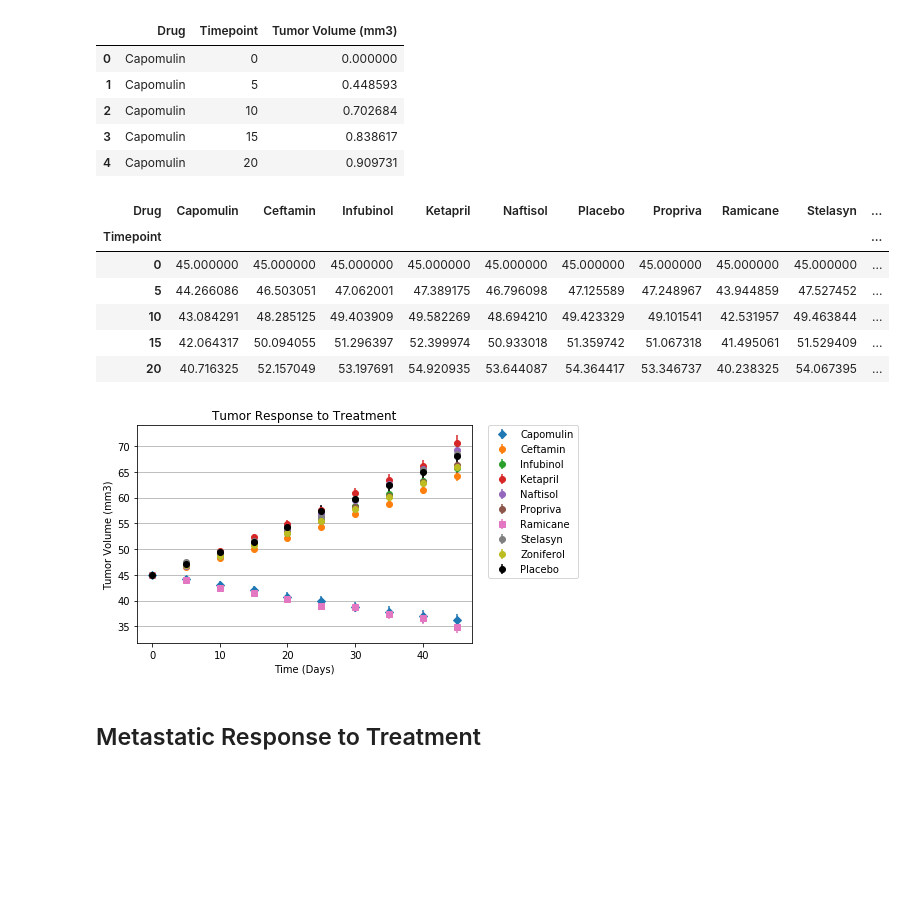
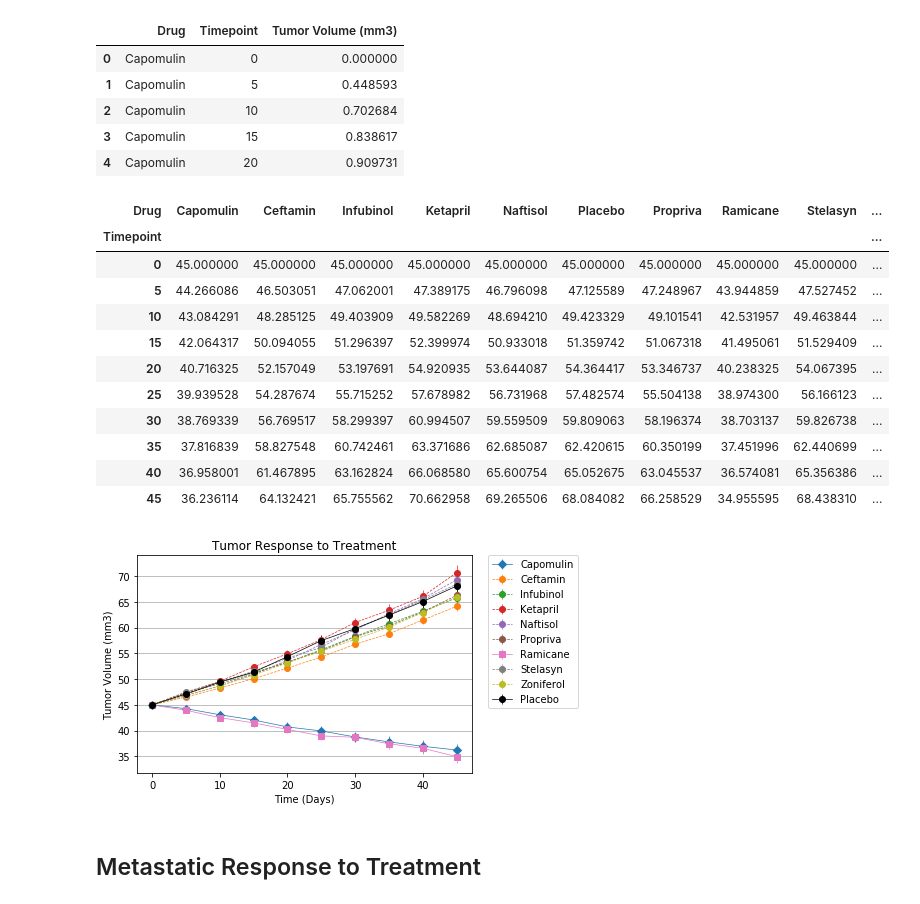
Before and after one commit to catherinegomes/matplotlib-challenge, a Jupyter notebook: Pymaceuticals/pymaceuticals_starter.ipynb, the cells around one changed output. Cells and saved outputs as stored; diff of their text form; code cells hidden in the pictures; blank space fills up the shorter version.

```diff
--- a/Pymaceuticals/pymaceuticals_starter.ipynb
+++ b/Pymaceuticals/pymaceuticals_starter.ipynb
@@ -86,7 +88,7 @@ tum_se_df.head()
 by_drug = pd.pivot_table(df, values='Tumor Volume (mm3)',columns=['Drug'],index=['Timepoint'], aggfunc='mean')
 
 # Preview that Reformatting worked
-by_drug.head()
+by_drug
 # %% [output]
 | Drug | Capomulin | Ceftamin | Infubinol | Ketapril | Naftisol | Placebo | Propriva | Ramicane | Stelasyn | ... |
 | Timepoint |  |  |  |  |  |  |  |  |  | ... |
@@ -95,31 +97,36 @@ by_drug.head()
 | 10 | 43.084291 | 48.285125 | 49.403909 | 49.582269 | 48.694210 | 49.423329 | 49.101541 | 42.531957 | 49.463844 | ... |
 | 15 | 42.064317 | 50.094055 | 51.296397 | 52.399974 | 50.933018 | 51.359742 | 51.067318 | 41.495061 | 51.529409 | ... |
 | 20 | 40.716325 | 52.157049 | 53.197691 | 54.920935 | 53.644087 | 54.364417 | 53.346737 | 40.238325 | 54.067395 | ... |
+| 25 | 39.939528 | 54.287674 | 55.715252 | 57.678982 | 56.731968 | 57.482574 | 55.504138 | 38.974300 | 56.166123 | ... |
+| 30 | 38.769339 | 56.769517 | 58.299397 | 60.994507 | 59.559509 | 59.809063 | 58.196374 | 38.703137 | 59.826738 | ... |
+| 35 | 37.816839 | 58.827548 | 60.742461 | 63.371686 | 62.685087 | 62.420615 | 60.350199 | 37.451996 | 62.440699 | ... |
+| 40 | 36.958001 | 61.467895 | 63.162824 | 66.068580 | 65.600754 | 65.052675 | 63.045537 | 36.574081 | 65.356386 | ... |
+| 45 | 36.236114 | 64.132421 | 65.755562 | 70.662958 | 69.265506 | 68.084082 | 66.258529 | 34.955595 | 68.438310 | ... |
 # %%
 # Generate the Plot (with Error Bars)
 x = by_drug.index
 
-plt.errorbar(x, y='Capomulin', data = by_drug, yerr = cap_se, fmt = 'D', label = 'Capomulin')
-plt.errorbar(x, y='Ceftamin', data = by_drug, yerr = cef_se, fmt = 'o', label = 'Ceftamin')
-plt.errorbar(x, y='Infubinol', data = by_drug, yerr = inf_se, fmt = 'o', label = 'Infubinol')
-plt.errorbar(x, y='Ketapril', data = by_drug, yerr = ket_se, fmt = 'o', label = 'Ketapril')
-plt.errorbar(x, y='Naftisol', data = by_drug, yerr = naf_se, fmt = 'o', label = 'Naftisol')
-plt.errorbar(x, y='Propriva', data = by_drug, yerr = pro_se, fmt = 'o', label = 'Propriva')
-plt.errorbar(x, y='Ramicane', data = by_drug, yerr = ram_se, fmt = 's', label = 'Ramicane')
-plt.errorbar(x, y='Stelasyn', data = by_drug, yerr = ste_se, fmt = 'o', label = 'Stelasyn')
-plt.errorbar(x, y='Zoniferol', data = by_drug, yerr = zon_se, fmt = 'o', label = 'Zoniferol')
-plt.errorbar(x, y='Placebo', data = by_drug, yerr = pla_se, fmt = 'o', label = 'Placebo', color = '000000')
+plt.errorbar(x, y='Capomulin', data = by_drug, yerr = cap_se, fmt = 'D', label = 'Capomulin', ls = '-', lw = .7)
+plt.errorbar(x, y='Ceftamin', data = by_drug, yerr = cef_se, fmt = 'o', label = 'Ceftamin', ls = '--', lw = .7)
+plt.errorbar(x, y='Infubinol', data = by_drug, yerr = inf_se, fmt = 'o', label = 'Infubinol', ls = '--', lw = .7)
+plt.errorbar(x, y='Ketapril', data = by_drug, yerr = ket_se, fmt = 'o', label = 'Ketapril', ls = '--', lw = .7)
+plt.errorbar(x, y='Naftisol', data = by_drug, yerr = naf_se, fmt = 'o', label = 'Naftisol', ls = '--', lw = .7)
+plt.errorbar(x, y='Propriva', data = by_drug, yerr = pro_se, fmt = 'o', label = 'Propriva', ls = '--', lw = .7)
+plt.errorbar(x, y='Ramicane', data = by_drug, yerr = ram_se, fmt = 's', label = 'Ramicane', ls = '-', lw = .7)
+plt.errorbar(x, y='Stelasyn', data = by_drug, yerr = ste_se, fmt = 'o', label = 'Stelasyn', ls = '--', lw = .7)
+plt.errorbar(x, y='Zoniferol', data = by_drug, yerr = zon_se, fmt = 'o', label = 'Zoniferol', ls = '--', lw = .7)
+plt.errorbar(x, y='Placebo', data = by_drug, yerr = pla_se, fmt = 'o', label = 'Placebo', ls = '-', lw = .7, color = '000000')
 
 plt.title('Tumor Response to Treatment')
 plt.xlabel('Time (Days)')
 plt.ylabel('Tumor Volume (mm3)')
 plt.grid(axis = 'y')
 plt.legend(bbox_to_anchor=(1.05, 1), loc='upper left', borderaxespad = 0.)
 
 # Save the Figure & Show the Figure
 plt.savefig('tumor_response_to_treatment.png')
 # %% [output]
-[figure, old version]
+[figure, new version]
 # %% [markdown]
 ## Metastatic Response to Treatment
 # %%
```
Also changed, not shown: parts of 3 cells of this notebook, 3 other files.
